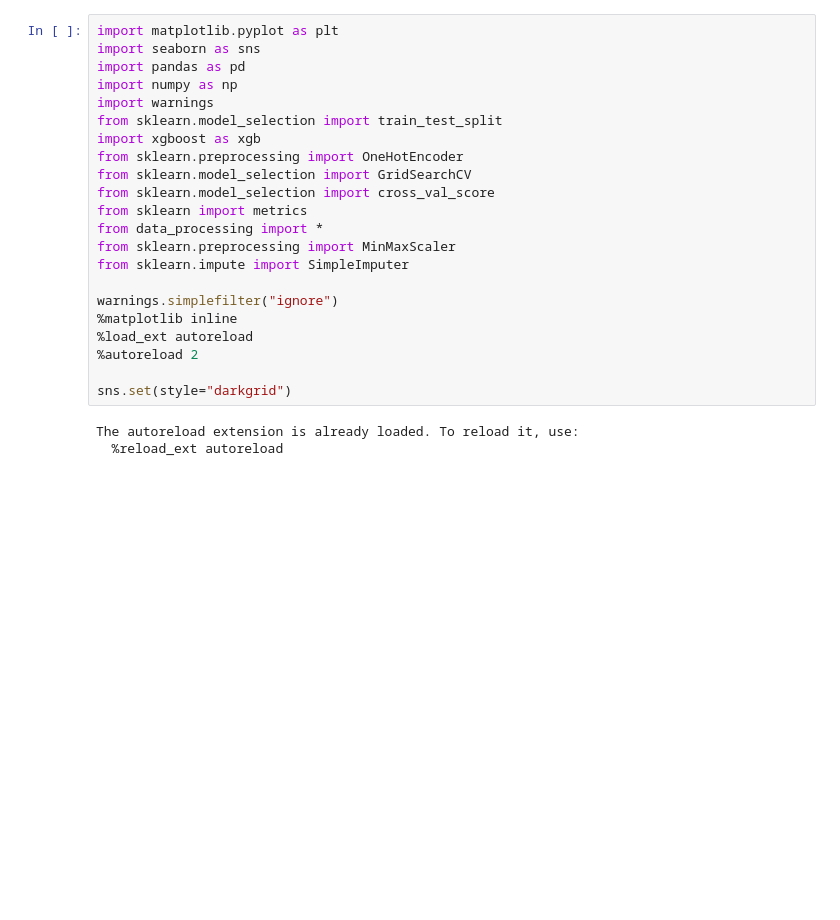
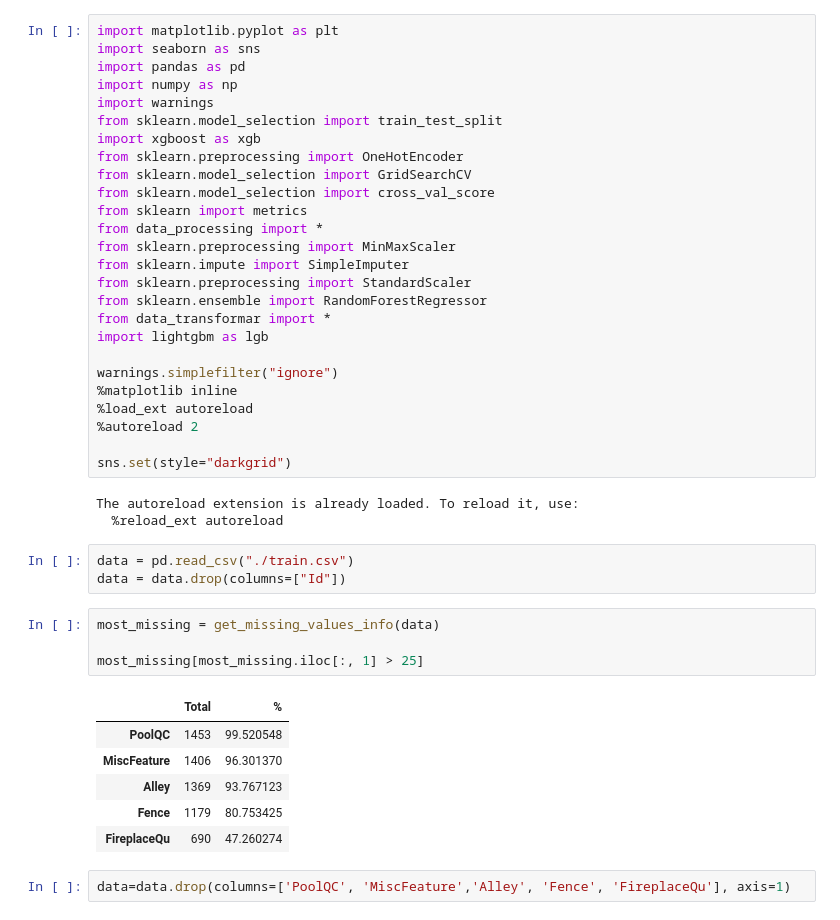
Before and after one commit to Altair200333/ML_tasks, a Jupyter notebook: task4/training_xgb.ipynb, the cells around one changed output. Saved outputs shown, nothing was run; the diff lists cells and outputs as text; blank space fills up the shorter version.

```diff
--- a/task4/training_xgb.ipynb
+++ b/task4/training_xgb.ipynb
@@ -13,6 +13,10 @@ from sklearn import metrics
 from data_processing import *
 from sklearn.preprocessing import MinMaxScaler
 from sklearn.impute import SimpleImputer
+from sklearn.preprocessing import StandardScaler
+from sklearn.ensemble import RandomForestRegressor
+from data_transformar import *
+import lightgbm as lgb
 
 warnings.simplefilter("ignore")
 %matplotlib inline
@@ -23,4 +27,20 @@ sns.set(style="darkgrid")
 # %% [output]
 The autoreload extension is already loaded. To reload it, use:
   %reload_ext autoreload
+# %%
+data = pd.read_csv("./train.csv")
+data = data.drop(columns=["Id"])
+# %%
+most_missing = get_missing_values_info(data)
+
+most_missing[most_missing.iloc[:, 1] > 25]
+# %% [output]
+|  | Total | % |
+| PoolQC | 1453 | 99.520548 |
+| MiscFeature | 1406 | 96.301370 |
+| Alley | 1369 | 93.767123 |
+| Fence | 1179 | 80.753425 |
+| FireplaceQu | 690 | 47.260274 |
+# %%
+data=data.drop(columns=['PoolQC', 'MiscFeature','Alley', 'Fence', 'FireplaceQu'], axis=1)
 # %%
```
Also changed, not shown: parts of 18 cells of this notebook, 7 other files.
